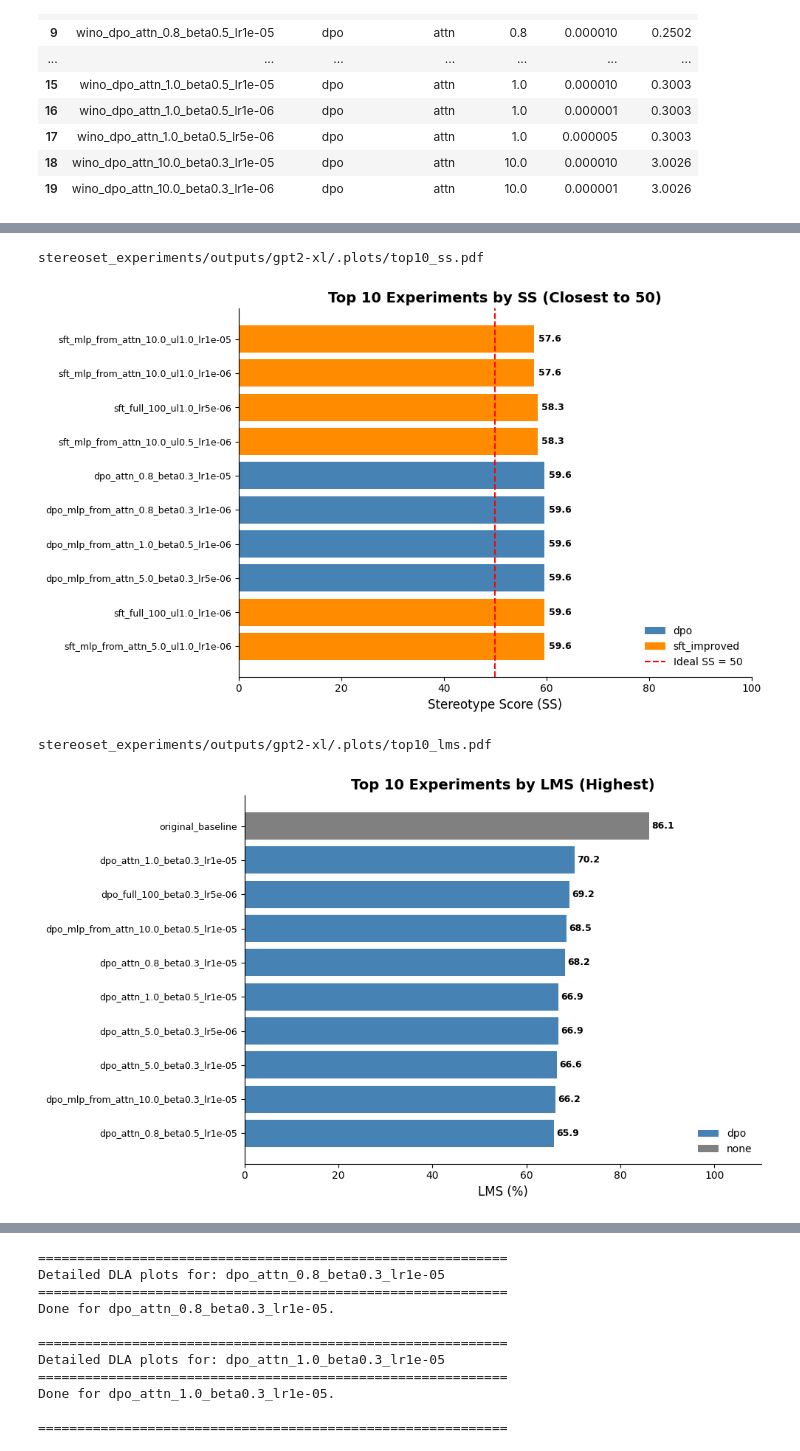
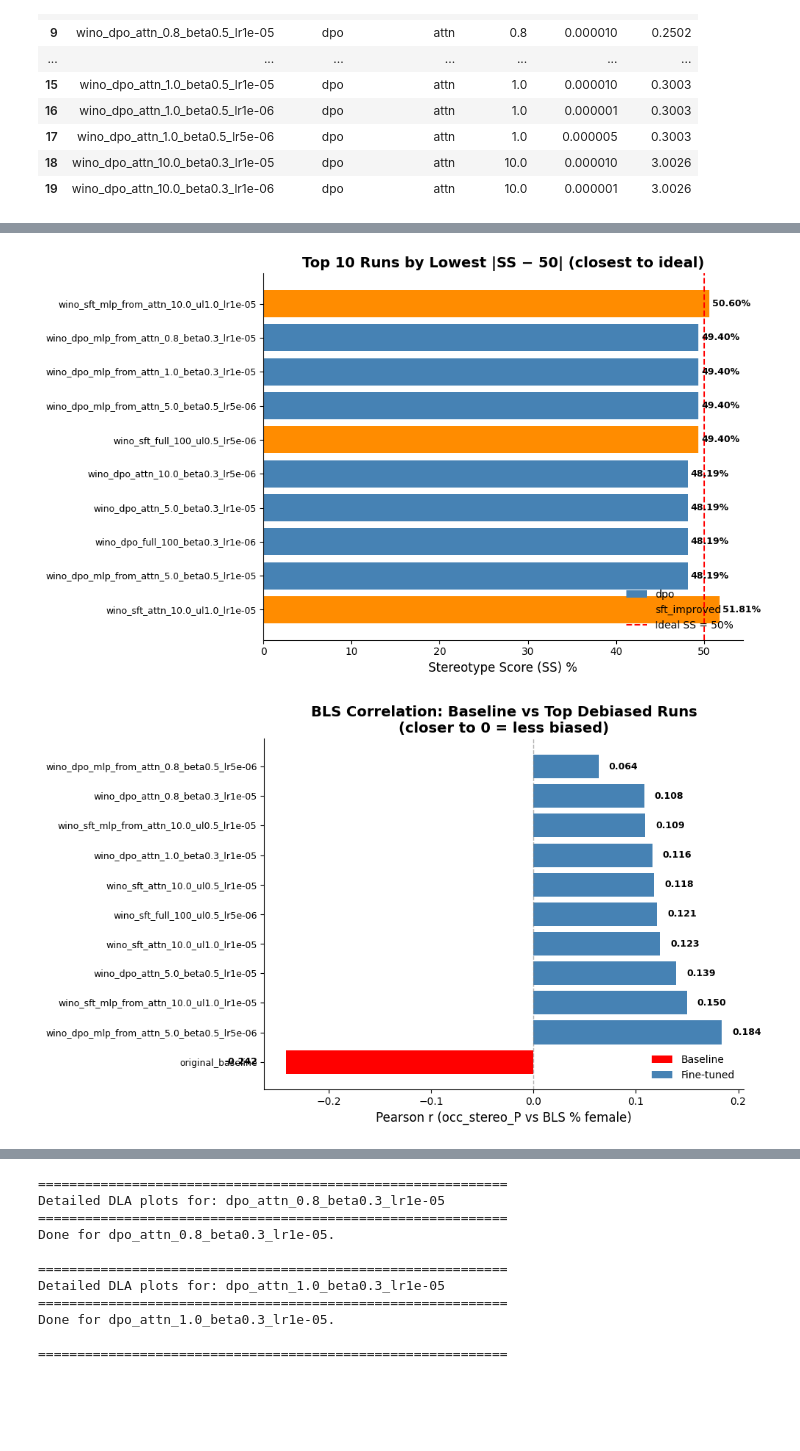
Before and after one commit to MartaSamoilenko/bias-mitigation-interpretability, a Jupyter notebook: experiments/winogender/fine_tuned_analysis.ipynb, the cells around one changed output, grey strips where cells are left out. Saved outputs shown, nothing was run; the diff lists cells and outputs as text; code cells hidden in the pictures; blank space fills up the shorter version.

```diff
--- a/experiments/winogender/fine_tuned_analysis.ipynb
+++ b/experiments/winogender/fine_tuned_analysis.ipynb
@@ -225,8 +220,9 @@ baseline_prob = s3_utils.read_csv("outputs/gpt2-xl/winogender/baseline/test/pron
 baseline_impact = s3_utils.read_csv("outputs/gpt2-xl/winogender/baseline/test/accumulated_impact.csv")
 
 baseline_metrics, baseline_bias_df = compute_run_metrics(baseline_prob, meta_df)
-print(f"Baseline metrics -- occ_stereo_match: {baseline_metrics['occ_stereo_match_%']:.2f}%, "
-      f"mean_diff_stereo: {baseline_metrics['mean_diff_stereo']:.4f}")
+print(f"Baseline metrics -- SS: {baseline_metrics['SS']:.2f}%, "
+      f"BLS_r: {baseline_metrics['BLS_r']:.4f}, BLS_score: {baseline_metrics['BLS_score']:.2f}, "
+      f"ICAT: {baseline_metrics['ICAT']:.2f}")
 
 loaded_runs = {}
 metric_rows = []
@@ -274,7 +270,7 @@ for i, row in runs_metadata_df.iterrows():
     loaded_runs[rid] = {"prob": prob_df, "impact": impact_df, "bias_df": run_bias_df}
 
 metrics_df = pd.DataFrame(metric_rows)
-metrics_df["abs_diff_stereo"] = np.abs(metrics_df["mean_diff_stereo"])
+metrics_df["SS_deviation"] = np.abs(metrics_df["SS"] - 50)
 print(f"\nLoaded test results for {len(metrics_df) - 1} fine-tuned runs + 1 baseline = {len(metrics_df)} total.")
 # %% [output]
 Loading test metadata ...
@@ -423,84 +417,63 @@ stereoset_experiments/outputs/gpt2-xl/.plots/top10_icat.pdf
 # %%
-top_match = metrics_df.nsmallest(10, "occ_stereo_match_%").reset_index(drop=True)
+top_ss = metrics_df.nsmallest(10, "SS_deviation").reset_index(drop=True)
 
-colors = [color_map.get(lt, "gray") for lt in top_match["loss_type"]]
+colors = [color_map.get(lt, "gray") for lt in top_ss["loss_type"]]
 
 fig, ax = plt.subplots(figsize=(10, 6))
-bars = ax.barh(range(len(top_match)), top_match["occ_stereo_match_%"], color=colors)
-ax.axvline(x=50, color="red", linestyle="--", linewidth=1.5, label="Chance level = 50%")
-ax.set_yticks(range(len(top_match)))
-ax.set_yticklabels(top_match["run_id"], fontsize=9)
+bars = ax.barh(range(len(top_ss)), top_ss["SS"], color=colors)
+ax.axvline(x=50, color="red", linestyle="--", linewidth=1.5, label="Ideal SS = 50%")
+ax.set_yticks(range(len(top_ss)))
+ax.set_yticklabels(top_ss["run_id"], fontsize=9)
 ax.invert_yaxis()
-ax.set_xlabel("Occupation Stereotype Match (%)", fontsize=12)
-ax.set_xlim(0, 100)
-ax.set_title("Top 10 Runs by Lowest Stereotype Match %", fontweight="bold", fontsize=14)
+ax.set_xlabel("Stereotype Score (SS) %", fontsize=12)
+ax.set_title("Top 10 Runs by Lowest |SS − 50| (closest to ideal)", fontweight="bold", fontsize=14)
 
-for i, val in enumerate(top_match["occ_stereo_match_%"]):
-    ax.text(val + 0.8, i, f"{val:.1f}%", va="center", fontsize=9, fontweight="bold")
+for i, val in enumerate(top_ss["SS"]):
+    ax.text(val + 0.3, i, f"{val:.2f}%", va="center", fontsize=9, fontweight="bold")
 
-legend_elements = [Patch(facecolor=c, label=l) for l, c in color_map.items() if l in top_match["loss_type"].values]
-legend_elements.append(plt.Line2D([0], [0], color="red", linestyle="--", label="Chance level = 50%"))
+legend_elements = [Patch(facecolor=c, label=l) for l, c in color_map.items() if l in top_ss["loss_type"].values]
+legend_elements.append(plt.Line2D([0], [0], color="red", linestyle="--", label="Ideal SS = 50%"))
 ax.legend(handles=legend_elements, frameon=False, loc="lower right")
 
 sns.despine()
 plt.tight_layout()
-s3_utils.save_plot(fig, "outputs/gpt2-xl/winogender/plots/ft_top10_stereo_match.pdf")
+s3_utils.save_plot(fig, "outputs/gpt2-xl/winogender/plots/ft_top10_ss_deviation.pdf")
 plt.show()
 # %% [output]
-stereoset_experiments/outputs/gpt2-xl/.plots/top10_ss.pdf
-[figure, old version]
+[figure, new version]
 # %%
-def compute_bls_correlation(prob_df, meta_df):
-    """Pearson r between occupation stereotype probability and BLS % female."""
-    occ = extract_pronoun_prefs(prob_df, "occupation")
-    merged = occ.merge(meta_df[["ID", "bls_pct_female"]], on="ID", how="left")
-    merged["stereo_gender"] = merged["bls_pct_female"].apply(
-        lambda x: "female" if x > 50 else "male"
-    )
-    merged["occ_stereo_P"] = np.where(
-        merged["stereo_gender"] == "male", merged["P_male"], merged["P_female"]
-    )
-    r, _ = stats.pearsonr(merged["bls_pct_female"], merged["occ_stereo_P"])
-    return r
-
 top_n = 10
-top_ids = metrics_df.nsmallest(top_n, "abs_diff_stereo")["run_id"].tolist()
-
-bls_rows = []
-for rid in ["original_baseline"] + [r for r in top_ids if r != "original_baseline"]:
-    if rid not in loaded_runs:
-        continue
-    r_val = compute_bls_correlation(loaded_runs[rid]["prob"], meta_df)
-    bls_rows.append({"run_id": rid, "bls_r": r_val, "abs_bls_r": abs(r_val)})
-
-bls_df = pd.DataFrame(bls_rows).sort_values("abs_bls_r").reset_index(drop=True)
+top_bls = metrics_df.nlargest(top_n, "ICAT")[["run_id", "loss_type", "BLS_r"]].copy()
+baseline_row = metrics_df[metrics_df["loss_type"] == "none"][["run_id", "loss_type", "BLS_r"]]
+bls_df = pd.concat([baseline_row, top_bls[top_bls["loss_type"] != "none"]]).drop_duplicates()
+bls_df["abs_bls_r"] = bls_df["BLS_r"].abs()
+bls_df = bls_df.sort_values("abs_bls_r").reset_index(drop=True)
 
 fig, ax = plt.subplots(figsize=(10, 6))
 colors = ["red" if rid == "original_baseline" else "steelblue" for rid in bls_df["run_id"]]
-ax.barh(range(len(bls_df)), bls_df["bls_r"], color=colors)
+ax.barh(range(len(bls_df)), bls_df["BLS_r"], color=colors)
 ax.set_yticks(range(len(bls_df)))
 ax.set_yticklabels(bls_df["run_id"], fontsize=9)
 ax.invert_yaxis()
 ax.axvline(x=0, color="gray", linestyle="--", linewidth=1, alpha=0.6, label="Ideal r = 0")
 ax.set_xlabel("Pearson r (occ_stereo_P vs BLS % female)", fontsize=12)
 ax.set_title("BLS Correlation: Baseline vs Top Debiased Runs\n(closer to 0 = less biased)",
              fontweight="bold", fontsize=14)
 
-for i, val in enumerate(bls_df["bls_r"]):
+for i, val in enumerate(bls_df["BLS_r"]):
     ax.text(val + 0.01 if val >= 0 else val - 0.06, i, f"{val:.3f}",
             va="center", fontsize=9, fontweight="bold")
 
 legend_elements = [
     Patch(facecolor="red", label="Baseline"),
     Patch(facecolor="steelblue", label="Fine-tuned"),
 ]
 ax.legend(handles=legend_elements, frameon=False, loc="lower right")
 
 sns.despine()
 plt.tight_layout()
 s3_utils.save_plot(fig, "outputs/gpt2-xl/winogender/plots/ft_bls_correlation.pdf")
 plt.show()
 # %% [output]
-stereoset_experiments/outputs/gpt2-xl/.plots/top10_lms.pdf
-[figure, old version]
+[figure, new version]
 # %%
```
Also changed, not shown: parts of 8 cells of this notebook.
